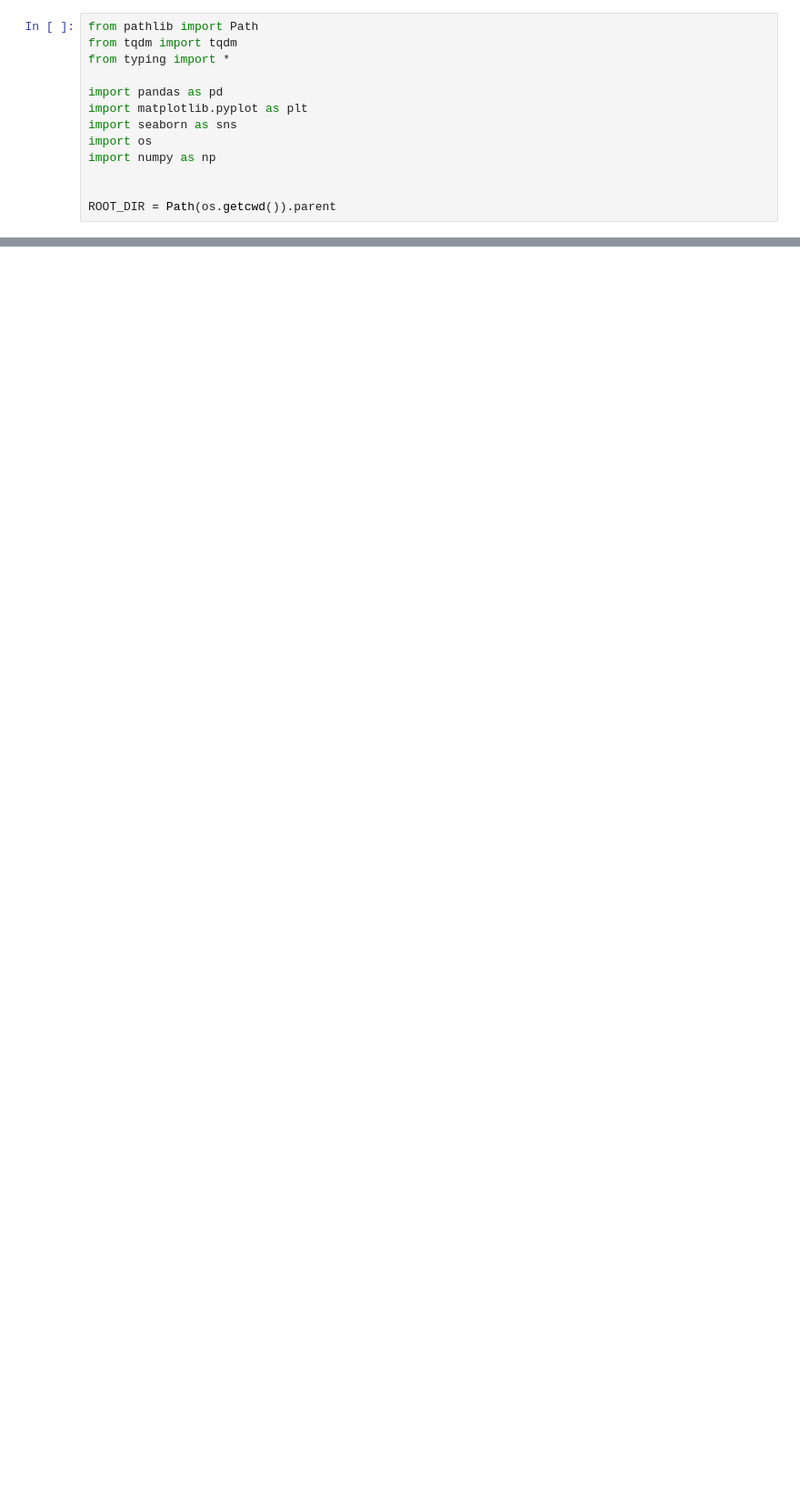
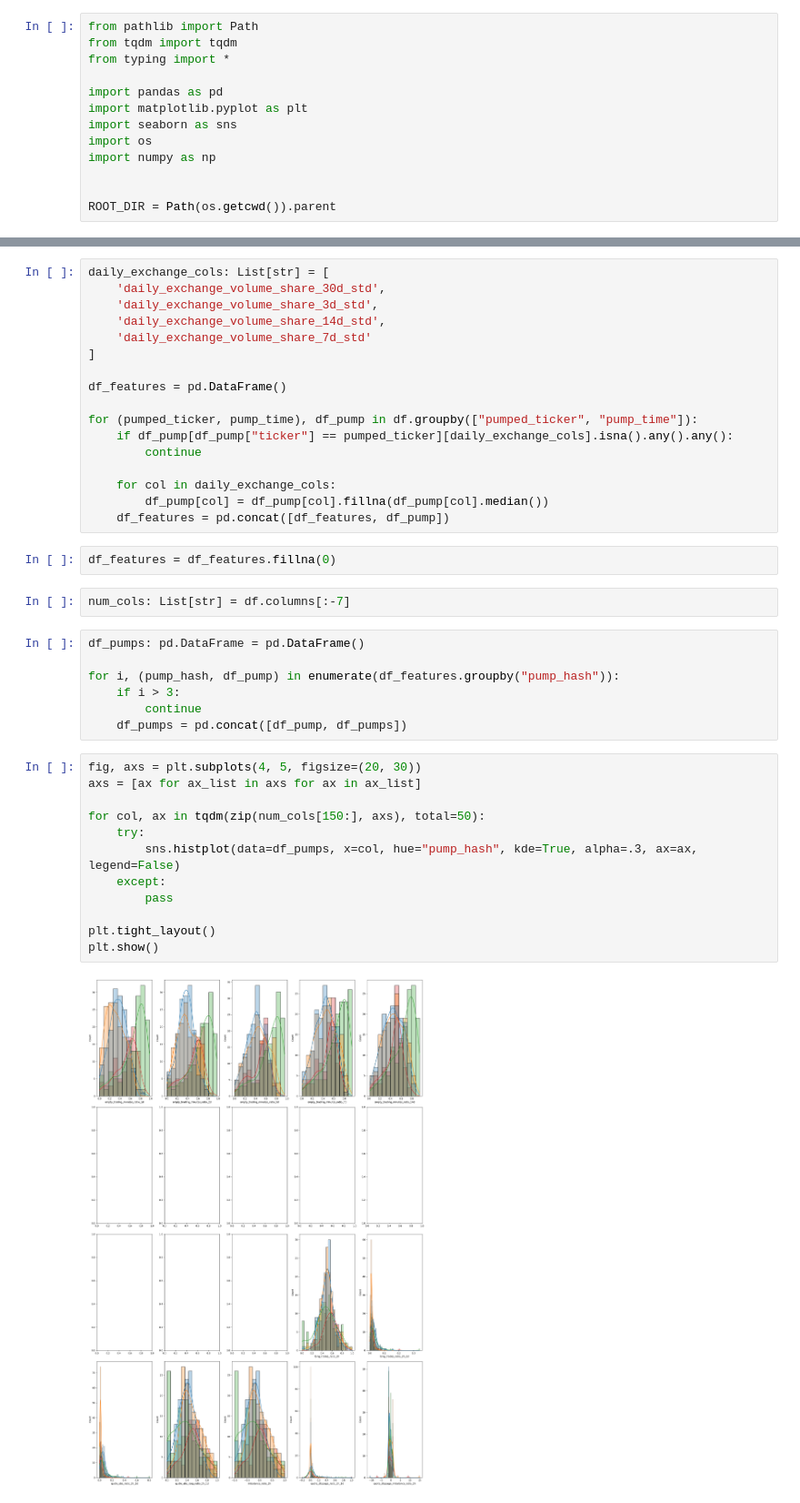
Before and after one commit to B0R0koko/pumps_and_dumps, a Jupyter notebook: misc/train.ipynb, the cells around one changed output, grey strips where cells are left out. Shown at 91% size. Saved outputs shown, nothing was run; the diff lists cells and outputs as text; blank space fills up the shorter version.

```diff
--- a/misc/train.ipynb
+++ b/misc/train.ipynb
@@ -429,0 +44,42 @@ plt.show()
+# %%
+daily_exchange_cols: List[str] = [
+    'daily_exchange_volume_share_30d_std',
+    'daily_exchange_volume_share_3d_std',
+    'daily_exchange_volume_share_14d_std',
+    'daily_exchange_volume_share_7d_std'
+]
+
+df_features = pd.DataFrame()
+
+for (pumped_ticker, pump_time), df_pump in df.groupby(["pumped_ticker", "pump_time"]):
+    if df_pump[df_pump["ticker"] == pumped_ticker][daily_exchange_cols].isna().any().any():
+        continue
+
+    for col in daily_exchange_cols:
+        df_pump[col] = df_pump[col].fillna(df_pump[col].median())
+    df_features = pd.concat([df_features, df_pump])
+# %%
+df_features = df_features.fillna(0)
+# %%
+num_cols: List[str] = df.columns[:-7]
+# %%
+df_pumps: pd.DataFrame = pd.DataFrame()
+
+for i, (pump_hash, df_pump) in enumerate(df_features.groupby("pump_hash")):
+    if i > 3:
+        continue
+    df_pumps = pd.concat([df_pump, df_pumps])
+# %%
+fig, axs = plt.subplots(4, 5, figsize=(20, 30))
+axs = [ax for ax_list in axs for ax in ax_list]
+
+for col, ax in tqdm(zip(num_cols[150:], axs), total=50):
+    try:
+        sns.histplot(data=df_pumps, x=col, hue="pump_hash", kde=True, alpha=.3, ax=ax, legend=False)
+    except:
+        pass
+
+plt.tight_layout()
+plt.show()
+# %% [output]
+[figure, added]
```
Also changed, not shown: parts of 63 cells of this notebook, 18 other files.
